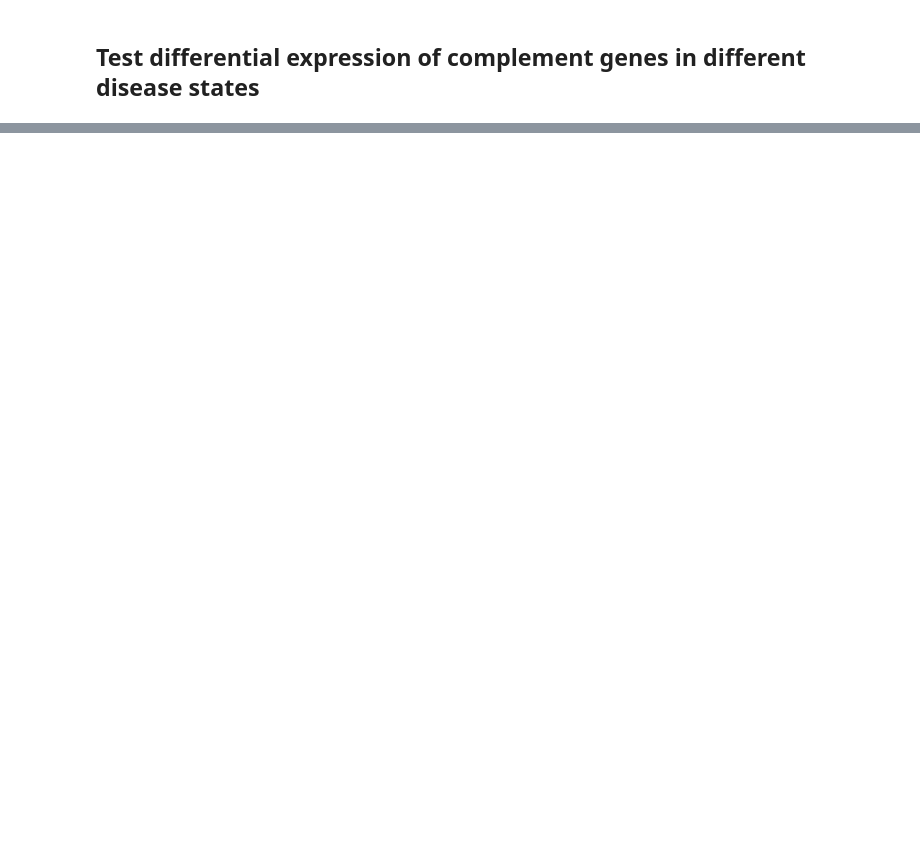
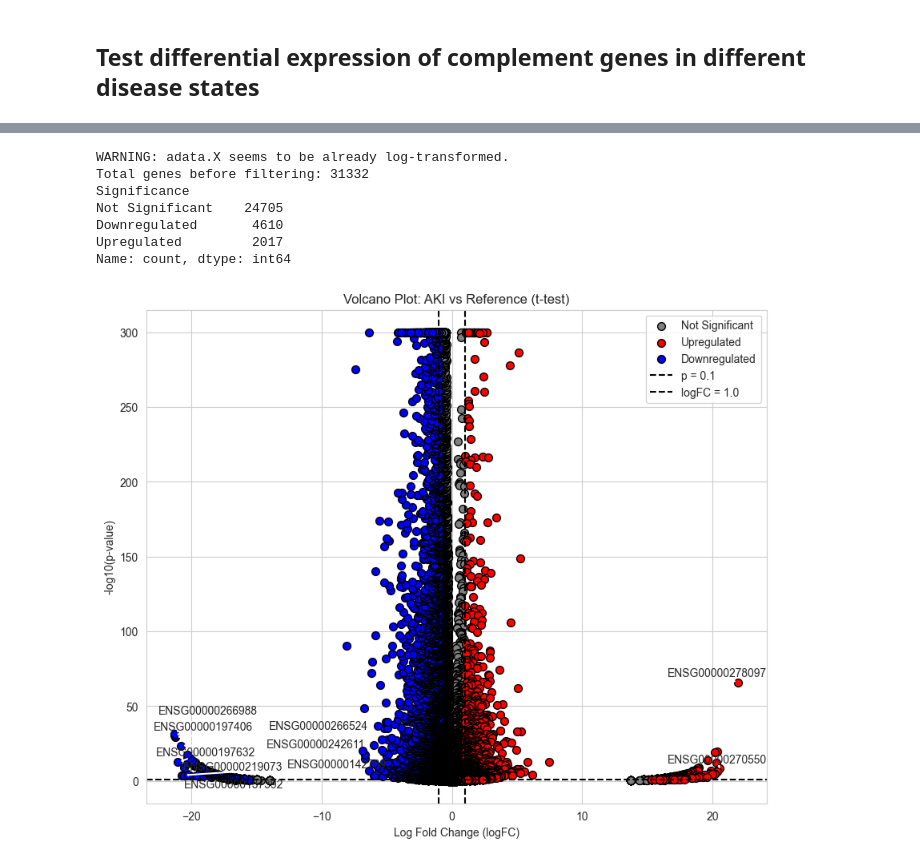
Before and after one commit to aumchampaneri/Biochemistry-BS, a Jupyter notebook: Complement in Disease/Plotting Test Suite.ipynb, the cells around one changed output, grey strips where cells are left out. Drawn from its saved outputs; the diff is of its cells as text; code cells hidden in the pictures; blank space fills up the shorter version.

Commit message:
Add volcano plot function for differential expression analysis and update CSV file handling

```diff
--- a/Complement in Disease/Plotting Test Suite.ipynb
+++ b/Complement in Disease/Plotting Test Suite.ipynb
@@ -62,0 +342,11 @@ adata.obs
+# %%
+fig, df = volcano_plot(adata, gene_dict, group1="Reference", group2="AKI", top_n=10)
+# %% [output]
+WARNING: adata.X seems to be already log-transformed.
+Total genes before filtering: 31332
+Significance
+Not Significant    24705
+Downregulated       4610
+Upregulated         2017
+Name: count, dtype: int64
+[figure, added]
```
Also changed, not shown: parts of 9 cells of this notebook, 3 other files.
